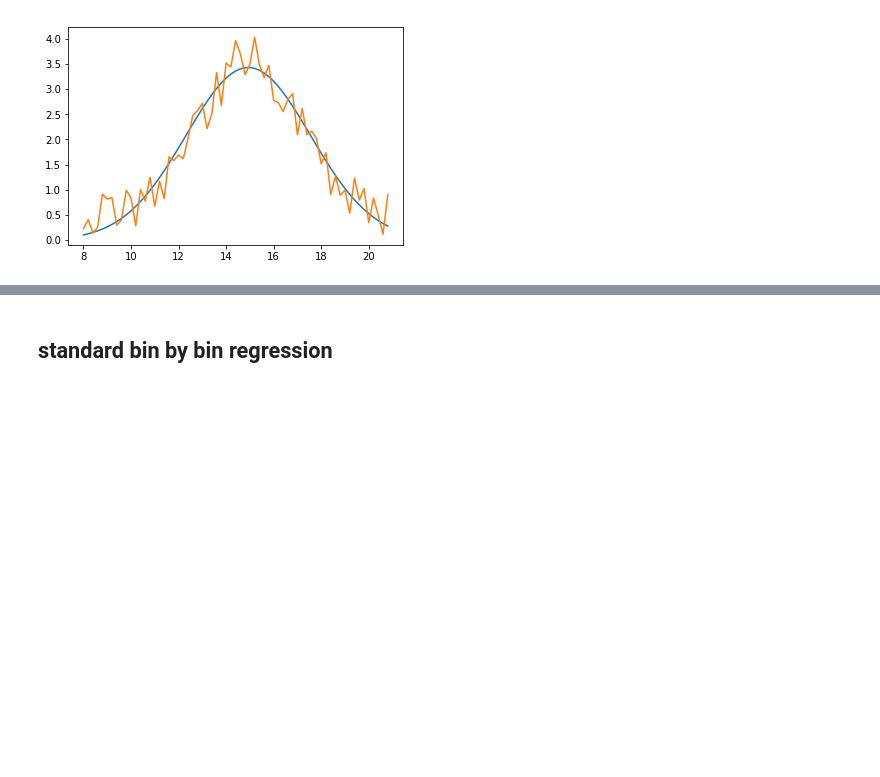
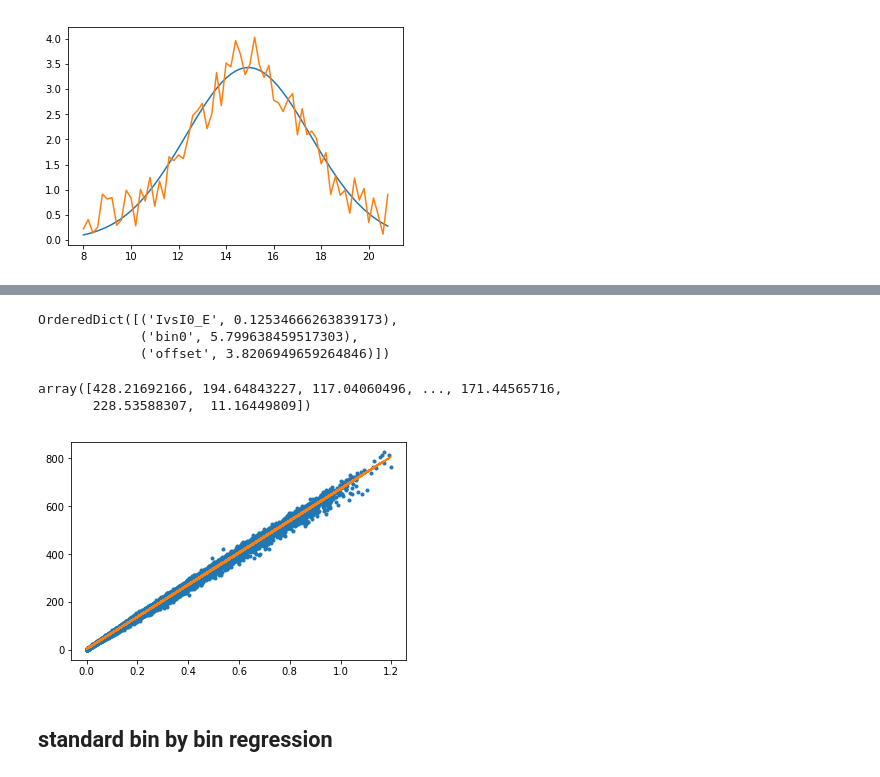
Before and after one commit to sioan/softXRayDataAndControls, a Jupyter notebook: experimentSpecificFiles/sxri0414/pump_probe_sim.ipynb, the cells around one changed output, grey strips where cells are left out. Saved outputs shown, nothing was run; the diff lists cells and outputs as text; code cells hidden in the pictures; blank space fills up the shorter version.

```diff
--- a/experimentSpecificFiles/sxri0414/pump_probe_sim.ipynb
+++ b/experimentSpecificFiles/sxri0414/pump_probe_sim.ipynb
@@ -117,6 +124,7 @@ t_bins = np.arange(-3,20,0.05)
 # %%
 energy  = symfit.Variable('energy')
 I0      = symfit.Variable('I0')
-offset  = symfit.Parameter('offset',0)
-IvsI0_E = symfit.Parameter('IvsI0_E',0)
-IvsI0   = [symfit.Parameter('bin'+str(i),45) for i in range(len(t_bins))]
+I      = symfit.Variable('I')
+offset  = symfit.Parameter(name='offset',value=0)
+IvsI0_E = symfit.Parameter(name='IvsI0_E',value=0)
+IvsI0   = [symfit.Parameter(name='bin'+str(i),value=45) for i in range(len(t_bins))]
@@ -123,7 +133,7 @@ IvsI0   = [symfit.Parameter('bin'+str(i),45) for i in range(len(t_bins))]
 # %%
 #I_sim = I0_sim*y_sim *10* (1+(e_sim-895)/50.0) +np.random.normal(0,0.8,len(t_sim))**2
-model   = IvsI0[0]*I0*(1+IvsI0_E*energy) +offset
+model   = symfit.Model({I:IvsI0[0]*I0*(1+IvsI0_E*energy) +offset})
 # %%
-fit = symfit.Fit(model,np.array([t_sim,I0_sim]),I_sim)
+fit = symfit.Fit(model,I0=I0_sim,energy=e_sim,I=I_sim)
 # %%
 fit_result = fit.execute()
@@ -132,3 +140,23 @@ AttributeError: 'Variable' object has no attribute 'symbol'
+# %%
+fit_result.params
+# %% [output]
+OrderedDict([('IvsI0_E', 0.12534666263839173),
+             ('bin0', 5.799638459517303),
+             ('offset', 3.8206949659264846)])
+# %%
+I_predict = model(I0=I0_sim,energy=e_sim, **fit_result.params)
+# %%
+I_predict.I
+# %% [output]
+array([428.21692166, 194.64843227, 117.04060496, ..., 171.44565716,
+       228.53588307,  11.16449809])
+# %%
+plt.plot(I0_sim,I_sim,'.')
+plt.plot(I0_sim,I_predict.I)
+#plt.plot(y,xdata)
+plt.show()
+# %% [output]
+[figure, added]
 # %% [markdown]
 ## standard bin by bin regression
 # %%
```
Also changed, not shown: parts of 9 cells of this notebook.
